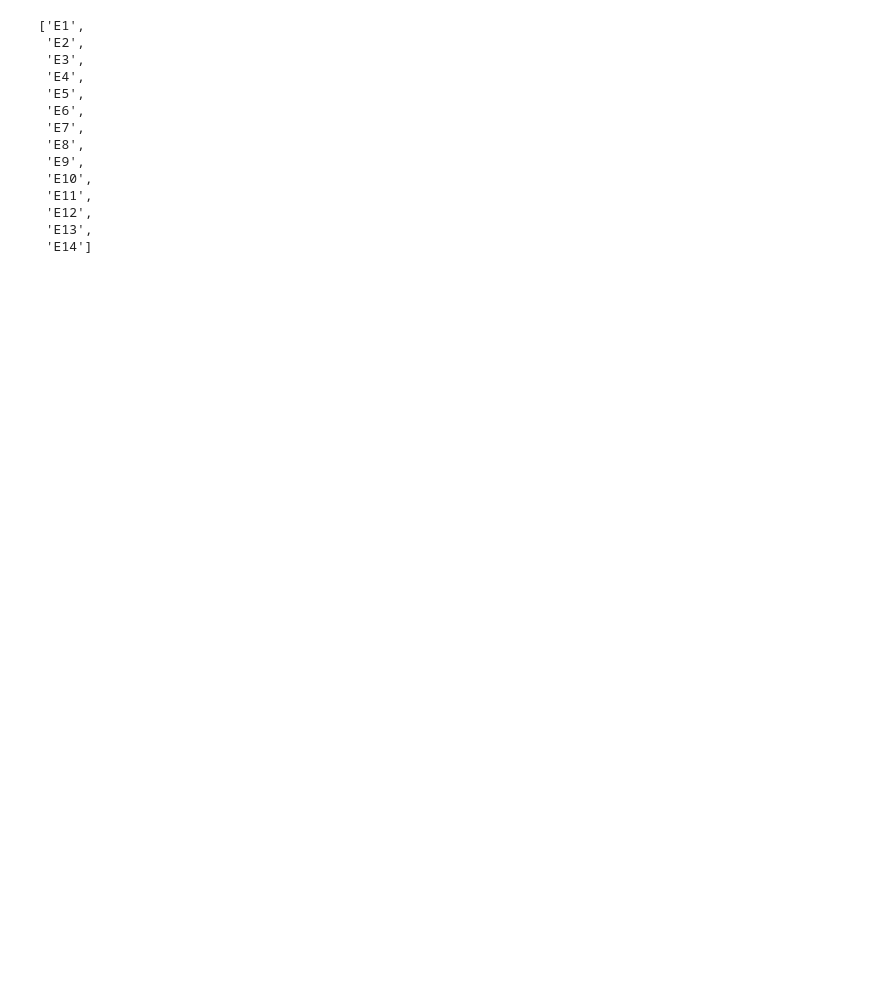
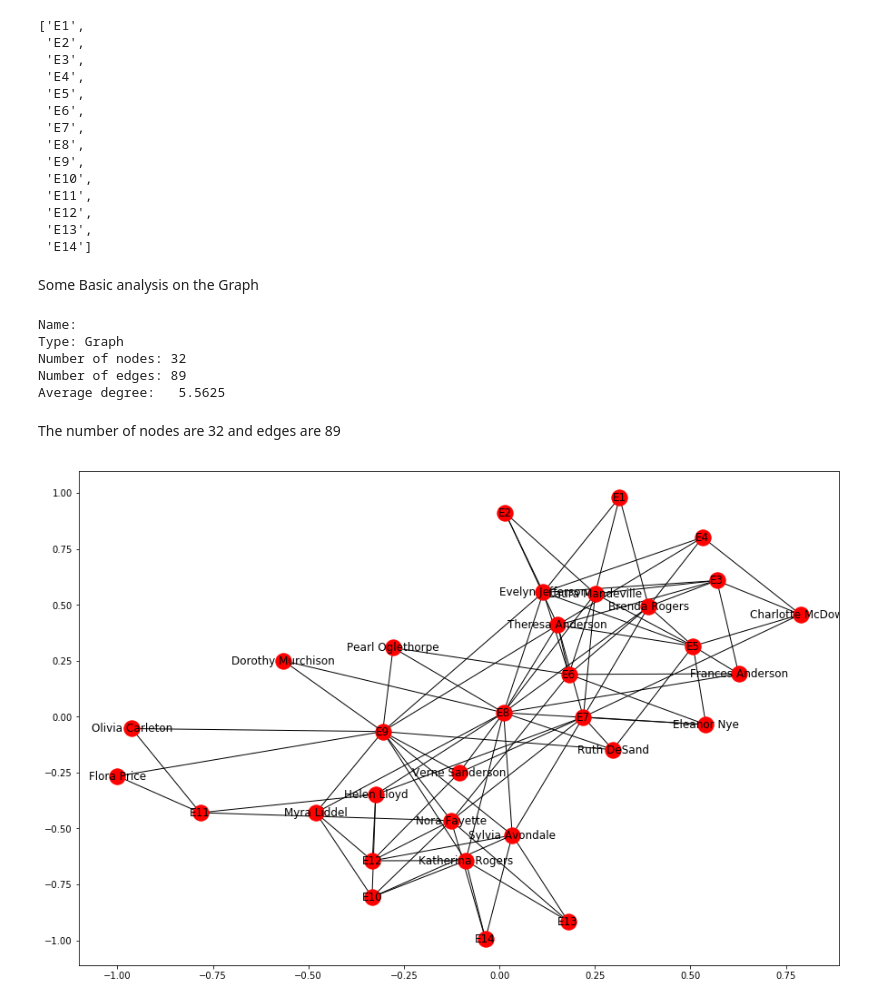
Before and after one commit to raghu74us/DATA-620, a Jupyter notebook: week6/620_week6_Assignment.ipynb, the cells around one changed output. Cells and saved outputs as stored; diff of their text form; code cells hidden in the pictures; blank space fills up the shorter version.

```diff
--- a/week6/620_week6_Assignment.ipynb
+++ b/week6/620_week6_Assignment.ipynb
@@ -47,3 +65,20 @@ clubs
  'E12',
  'E13',
  'E14']
+# %% [markdown]
+Some Basic analysis on the Graph
+# %%
+print(nx.info(G))
+# %% [output]
+Name:
+Type: Graph
+Number of nodes: 32
+Number of edges: 89
+Average degree:   5.5625
+# %% [markdown]
+The number of nodes are 32 and edges are 89
+# %%
+plt.figure(figsize = (15,10))
+nx.draw_networkx(G)
+# %% [output]
+[figure, added]
```
Also changed, not shown: parts of 18 cells of this notebook.
